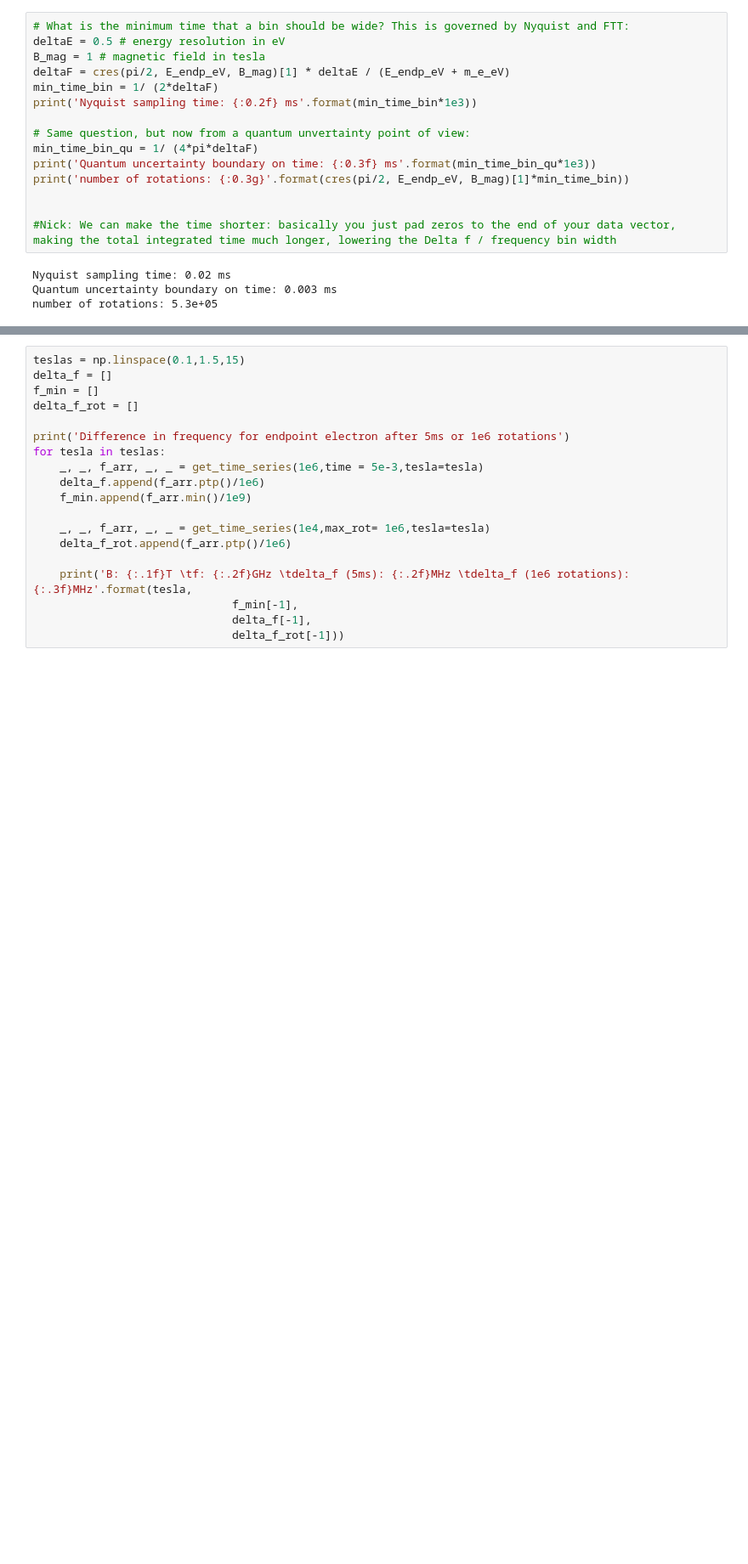
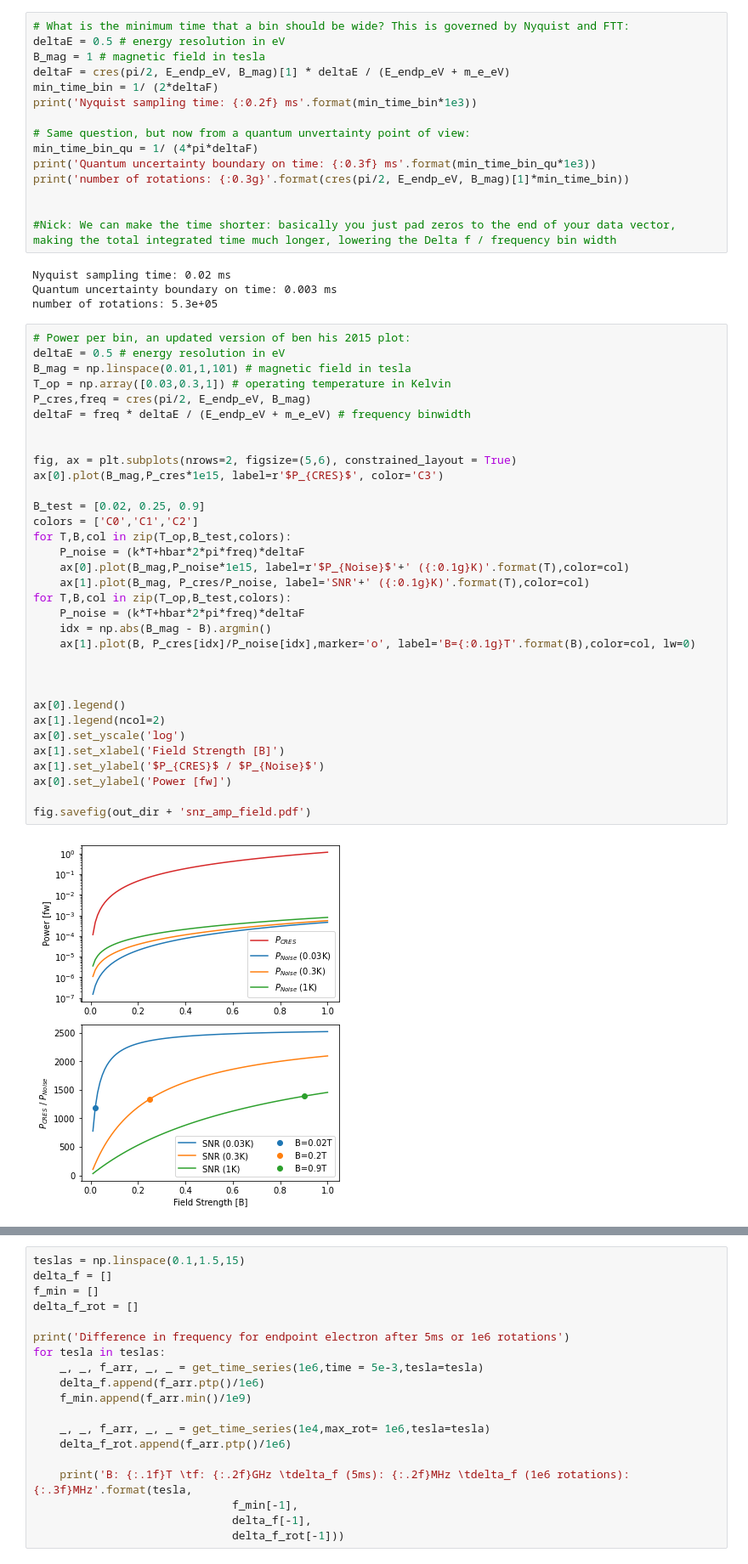
Before and after one commit to Wouter-VDP/P8_frequency_studies, a Jupyter notebook: p8_frequency_toy.ipynb, the cells around one changed output, grey strips where cells are left out. Shown at 85% size. Drawn from its saved outputs; the diff is of its cells as text; blank space fills up the shorter version.

```diff
--- a/p8_frequency_toy.ipynb
+++ b/p8_frequency_toy.ipynb
@@ -191,3 +201,38 @@ print('number of rotations: {:0.3g}'.format(cres(pi/2, E_endp_eV, B_mag)[1]*min_
 Nyquist sampling time: 0.02 ms
 Quantum uncertainty boundary on time: 0.003 ms
 number of rotations: 5.3e+05
+# %%
+# Power per bin, an updated version of ben his 2015 plot:
+deltaE = 0.5 # energy resolution in eV
+B_mag = np.linspace(0.01,1,101) # magnetic field in tesla
+T_op = np.array([0.03,0.3,1]) # operating temperature in Kelvin
+P_cres,freq = cres(pi/2, E_endp_eV, B_mag)
+deltaF = freq * deltaE / (E_endp_eV + m_e_eV) # frequency binwidth
+
+
+fig, ax = plt.subplots(nrows=2, figsize=(5,6), constrained_layout = True)
+ax[0].plot(B_mag,P_cres*1e15, label=r'$P_{CRES}$', color='C3')
+
+B_test = [0.02, 0.25, 0.9]
+colors = ['C0','C1','C2']
+for T,B,col in zip(T_op,B_test,colors):
+    P_noise = (k*T+hbar*2*pi*freq)*deltaF
+    ax[0].plot(B_mag,P_noise*1e15, label=r'$P_{Noise}$'+' ({:0.1g}K)'.format(T),color=col)
+    ax[1].plot(B_mag, P_cres/P_noise, label='SNR'+' ({:0.1g}K)'.format(T),color=col)
+for T,B,col in zip(T_op,B_test,colors):
+    P_noise = (k*T+hbar*2*pi*freq)*deltaF
+    idx = np.abs(B_mag - B).argmin()
+    ax[1].plot(B, P_cres[idx]/P_noise[idx],marker='o', label='B={:0.1g}T'.format(B),color=col, lw=0)
+
+
+
+ax[0].legend()
+ax[1].legend(ncol=2)
+ax[0].set_yscale('log')
+ax[1].set_xlabel('Field Strength [B]')
+ax[1].set_ylabel('$P_{CRES}$ / $P_{Noise}$')
+ax[0].set_ylabel('Power [fw]')
+
+fig.savefig(out_dir + 'snr_amp_field.pdf')
+# %% [output]
+[figure, added]
```
Also changed, not shown: parts of 13 cells of this notebook.
